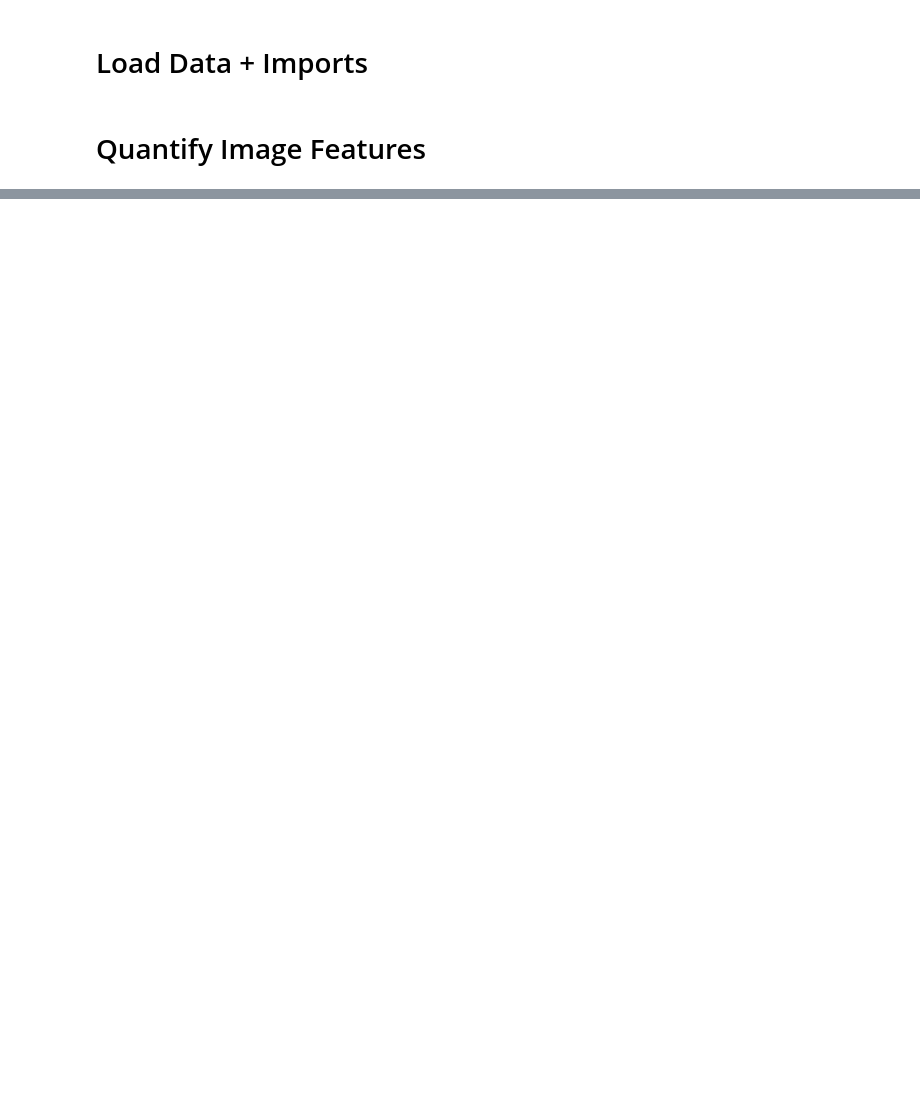
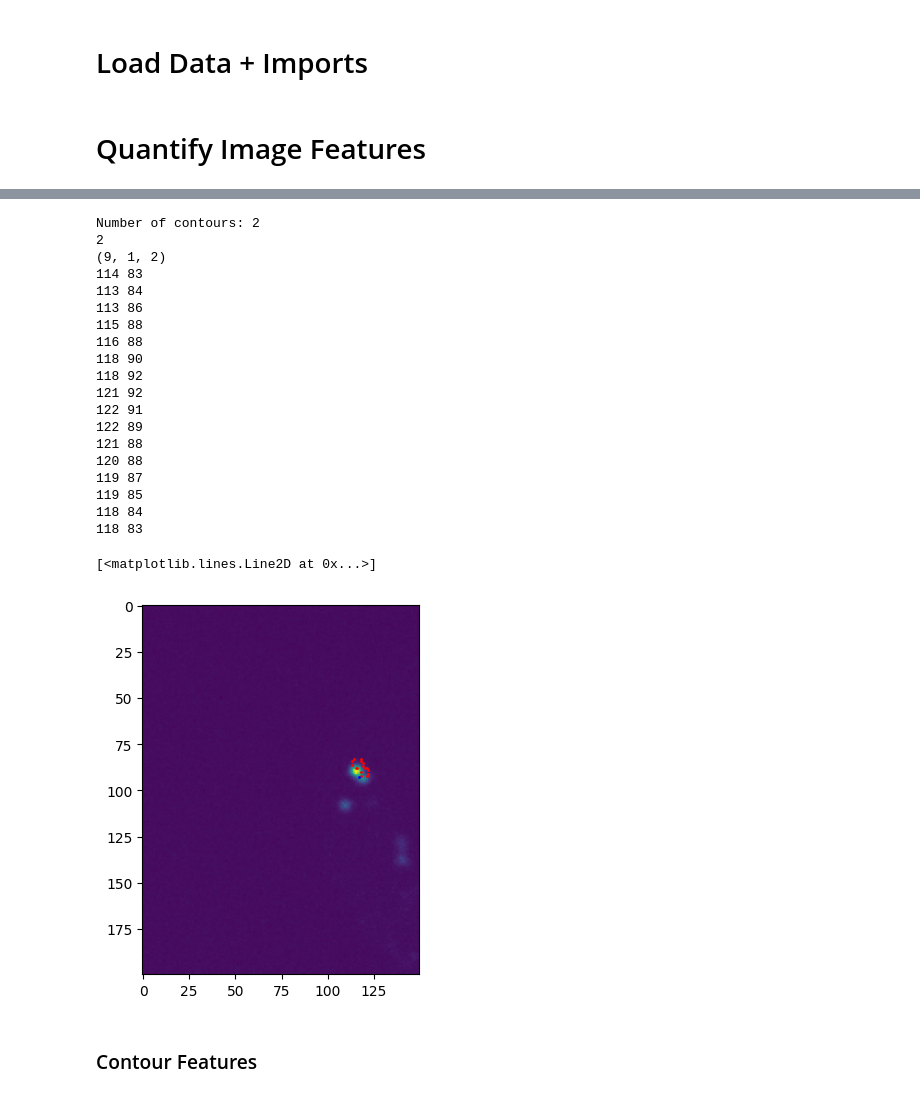
Before and after one commit to Hclover2003/catracking, a Jupyter notebook: imagedetection.ipynb, the cells around one changed output, grey strips where cells are left out. Cells and saved outputs as stored; diff of their text form; code cells hidden in the pictures; blank space fills up the shorter version.

```diff
--- a/imagedetection.ipynb
+++ b/imagedetection.ipynb
@@ -38,0 +107,49 @@ avb2 = np.load(rf"{positions_dir}\AVB_11409.mat.npy")
+# %%
+img_grey = cv2.imread(f"{original_dir}/11408/1.png", cv2.IMREAD_GRAYSCALE)
+im_gauss = cv2.GaussianBlur(img_grey, (5, 5), 0) # "smoothing" the image with Gaussian Blur
+
+thresh = cv2.adaptiveThreshold(im_gauss,255,cv2.ADAPTIVE_THRESH_GAUSSIAN_C,cv2.THRESH_BINARY,11,-2) # thresholding
+# Find contours
+cont, hierarchy = cv2.findContours(thresh,
+                        cv2.RETR_EXTERNAL,
+                        cv2.CHAIN_APPROX_SIMPLE # only stores necessary points to define contour (avoids redundancy, saves memory)
+                        )
+cont_filtered = []
+for con in cont:
+    area = cv2.contourArea(con) # calculate area, filter for contours above certain size
+    if area>20: # chosen by trial/error
+        cont_filtered.append(con)
+print(f"Number of contours: {len(cont_filtered)}")
+print(len(cont_filtered))
+print(cont_filtered[0].shape) # each contour is a numpy array of boundary points (ie. 9 boundary points here)
+plt.imshow(imgs[0, 0, :200, :150])
+for i in cont_filtered[1]:
+    x, y = i.ravel()
+    print(x, y)
+    plt.plot(x, y, 'ro', markersize=1)
+actx, acty = ava[0]
+plt.plot(actx, acty, 'bo', markersize=1)
+# %% [output]
+Number of contours: 2
+2
+(9, 1, 2)
+114 83
+113 84
+113 86
+115 88
+116 88
+118 90
+118 92
+121 92
+122 91
+122 89
+121 88
+120 88
+119 87
+119 85
+118 84
+118 83
+[<matplotlib.lines.Line2D at 0x...>]
+[figure, added]
+# %% [markdown]
+### Contour Features
```
Also changed, not shown: parts of 19 cells of this notebook, 22 other files.
